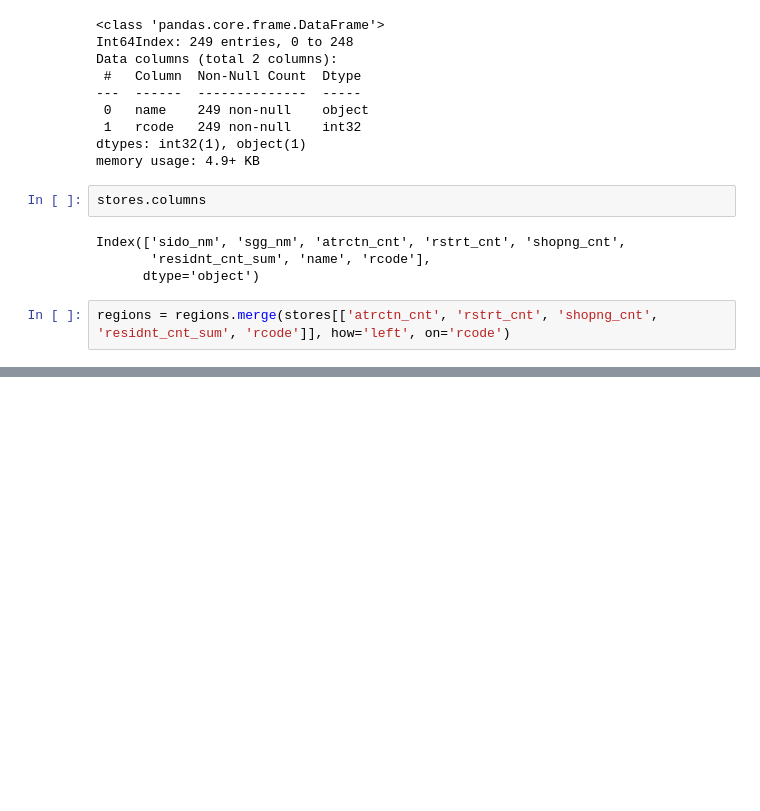
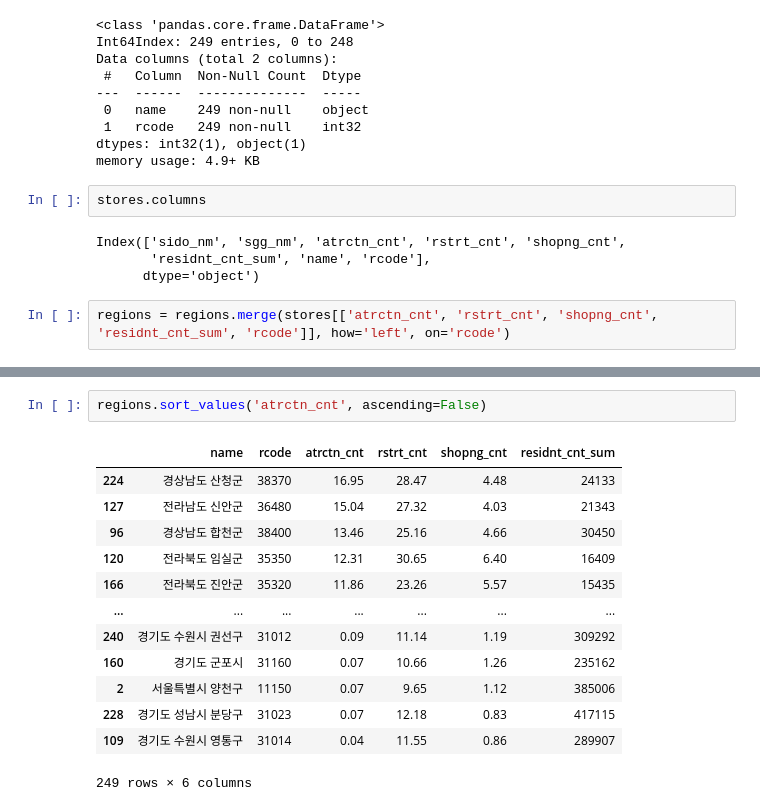
Before and after one commit to easttuna/Sodascar_User-clustering-and-classification-model-based-on-usage-history, a Jupyter notebook: EDA_cmj/join_external_data.ipynb, the cells around one changed output, grey strips where cells are left out. Saved outputs shown, nothing was run; the diff lists cells and outputs as text; blank space fills up the shorter version.

```diff
--- a/EDA_cmj/join_external_data.ipynb
+++ b/EDA_cmj/join_external_data.ipynb
@@ -298,0 +302,16 @@ regions.head(10)
+# %%
+regions.sort_values('atrctn_cnt', ascending=False)
+# %% [output]
+|  | name | rcode | atrctn_cnt | rstrt_cnt | shopng_cnt | residnt_cnt_sum |
+| 224 | 경상남도 산청군 | 38370 | 16.95 | 28.47 | 4.48 | 24133 |
+| 127 | 전라남도 신안군 | 36480 | 15.04 | 27.32 | 4.03 | 21343 |
+| 96 | 경상남도 합천군 | 38400 | 13.46 | 25.16 | 4.66 | 30450 |
+| 120 | 전라북도 임실군 | 35350 | 12.31 | 30.65 | 6.40 | 16409 |
+| 166 | 전라북도 진안군 | 35320 | 11.86 | 23.26 | 5.57 | 15435 |
+| ... | ... | ... | ... | ... | ... | ... |
+| 240 | 경기도 수원시 권선구 | 31012 | 0.09 | 11.14 | 1.19 | 309292 |
+| 160 | 경기도 군포시 | 31160 | 0.07 | 10.66 | 1.26 | 235162 |
+| 2 | 서울특별시 양천구 | 11150 | 0.07 | 9.65 | 1.12 | 385006 |
+| 228 | 경기도 성남시 분당구 | 31023 | 0.07 | 12.18 | 0.83 | 417115 |
+| 109 | 경기도 수원시 영통구 | 31014 | 0.04 | 11.55 | 0.86 | 289907 |
+249 rows × 6 columns
```
Also changed, not shown: parts of 28 cells of this notebook.
